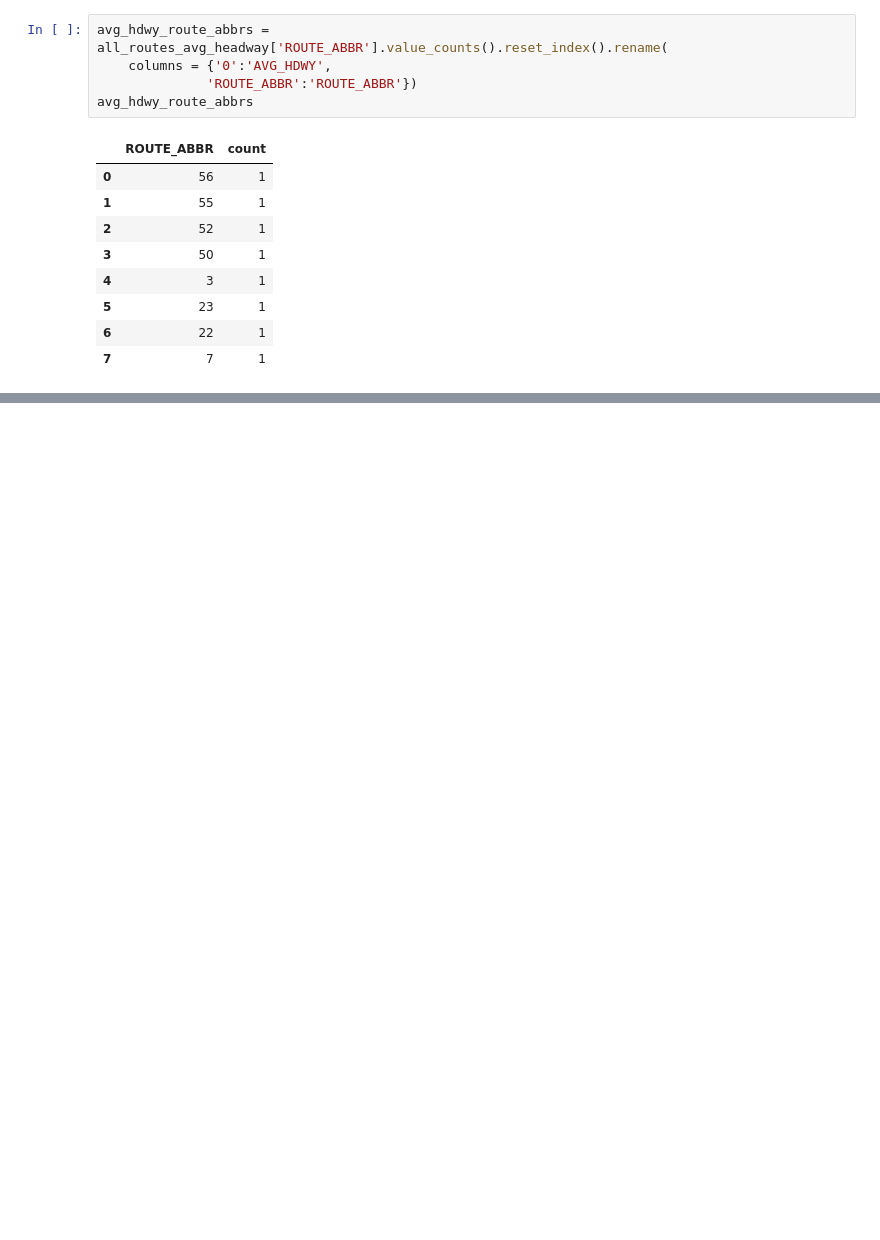
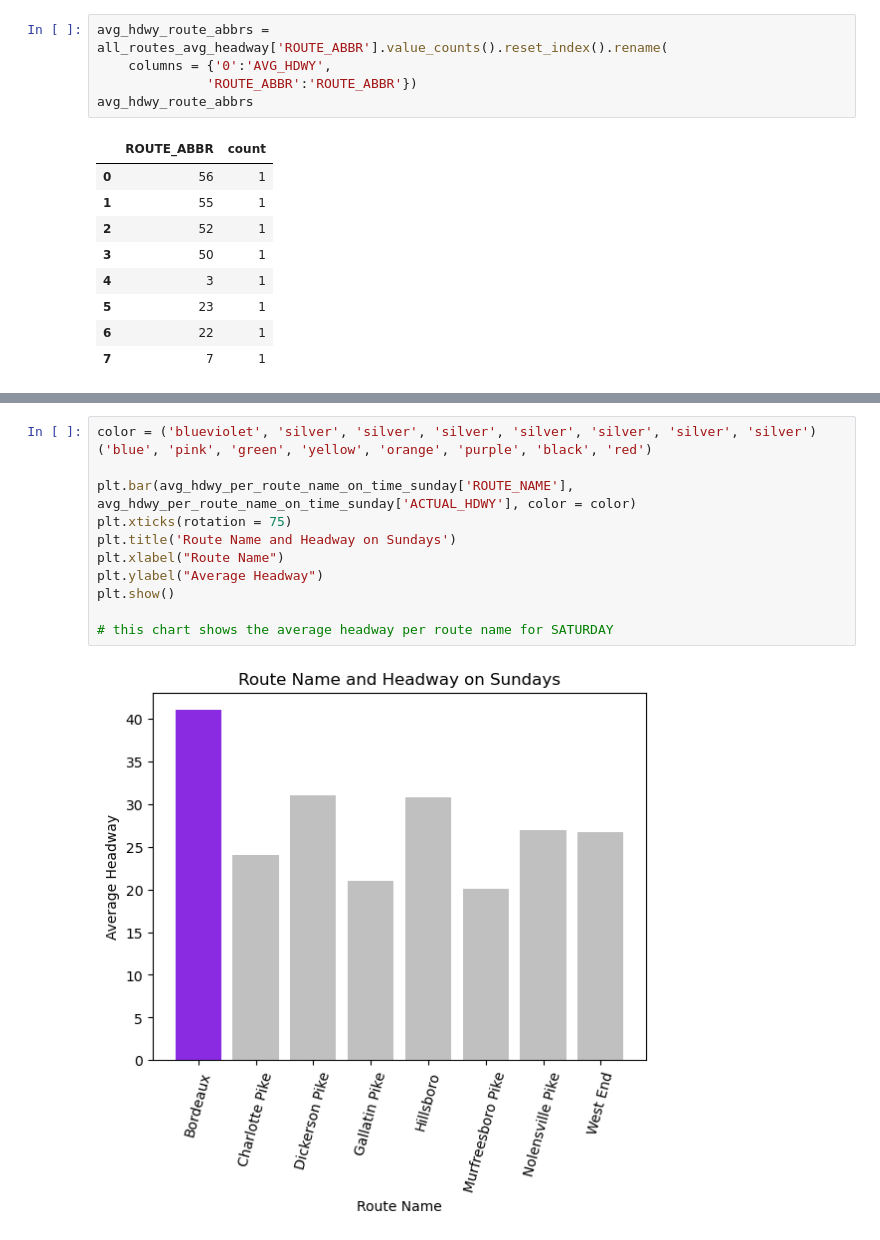
Before and after one commit to NSS-Data-Analytics-Cohort-11/wego-the-brotherhood-of-steel, a Jupyter notebook: notebooks/WeGo Project.ipynb, the cells around one changed output, grey strips where cells are left out. Drawn from its saved outputs; the diff is of its cells as text; blank space fills up the shorter version.

```diff
--- a/notebooks/WeGo Project.ipynb
+++ b/notebooks/WeGo Project.ipynb
@@ -1120,0 +1112,14 @@ plt.show()
+# %%
+color = ('blueviolet', 'silver', 'silver', 'silver', 'silver', 'silver', 'silver', 'silver')
+('blue', 'pink', 'green', 'yellow', 'orange', 'purple', 'black', 'red')
+
+plt.bar(avg_hdwy_per_route_name_on_time_sunday['ROUTE_NAME'], avg_hdwy_per_route_name_on_time_sunday['ACTUAL_HDWY'], color = color)
+plt.xticks(rotation = 75)
+plt.title('Route Name and Headway on Sundays')
+plt.xlabel("Route Name")
+plt.ylabel("Average Headway")
+plt.show()
+
+# this chart shows the average headway per route name for SATURDAY
+# %% [output]
+[figure, added]
```
Also changed, not shown: parts of 45 cells of this notebook, 2 other files.
